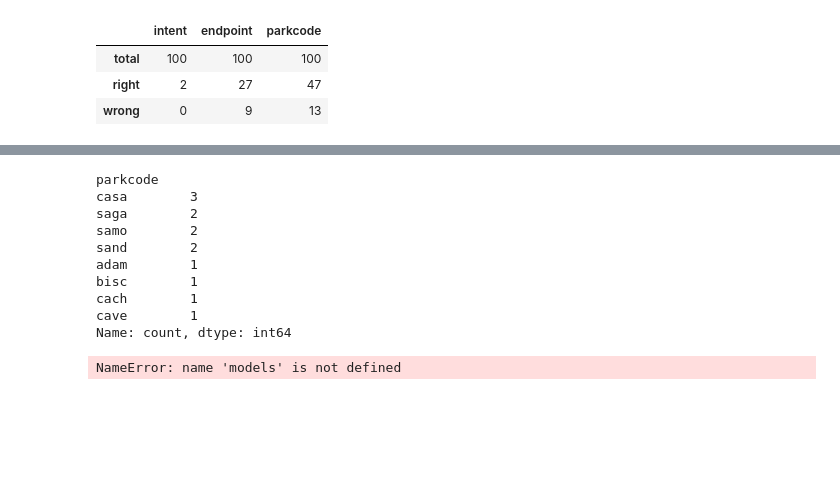
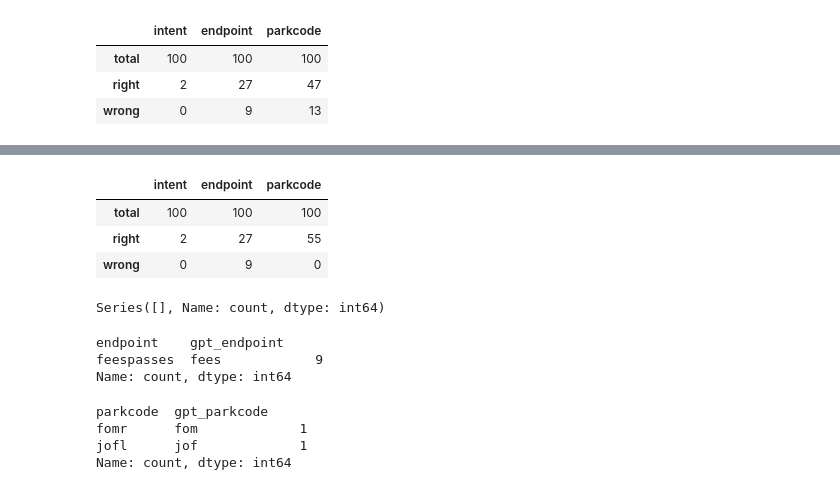
Before and after one commit to nblakkanesser/MADS_Capstone, a Jupyter notebook: 06_nps_evaluation/api_evaluation.ipynb, the cells around one changed output, grey strips where cells are left out. Drawn from its saved outputs; the diff is of its cells as text; code cells hidden in the pictures; blank space fills up the shorter version.

```diff
--- a/06_nps_evaluation/api_evaluation.ipynb
+++ b/06_nps_evaluation/api_evaluation.ipynb
@@ -211,18 +211,7 @@ err_dict['right'][['parkcode']]=
-# %%
-err_dict['wrong'][['parkcode']].value_counts()
-# %% [output]
-parkcode
-casa        3
-saga        2
-samo        2
-sand        2
-adam        1
-bisc        1
-cach        1
-cave        1
-Name: count, dtype: int64
-# %%
-wrong = test_data.query('&'.join([f'{metric}=={model}_{metric}' for model in models]))
-wrong
-# %% [output]
-NameError: name 'models' is not defined
+# %%
+errors
+# %% [output]
+|  | intent | endpoint | parkcode |
+| total | 100 | 100 | 100 |
+| right | 2 | 27 | 55 |
+| wrong | 0 | 9 | 0 |
@@ -228,0 +224,17 @@ NameError: name 'models' is not defined
+# %%
+find_wrong(test_data, 'intent', 'gpt')
+# %% [output]
+Series([], Name: count, dtype: int64)
+# %%
+find_wrong(test_data, 'endpoint', 'gpt')
+# %% [output]
+endpoint    gpt_endpoint
+feespasses  fees            9
+Name: count, dtype: int64
+# %%
+find_wrong(test_data, 'parkcode', 'gpt')
+# %% [output]
+parkcode  gpt_parkcode
+fomr      fom             1
+jofl      jof             1
+Name: count, dtype: int64
```
Also changed, not shown: parts of 16 cells of this notebook.
